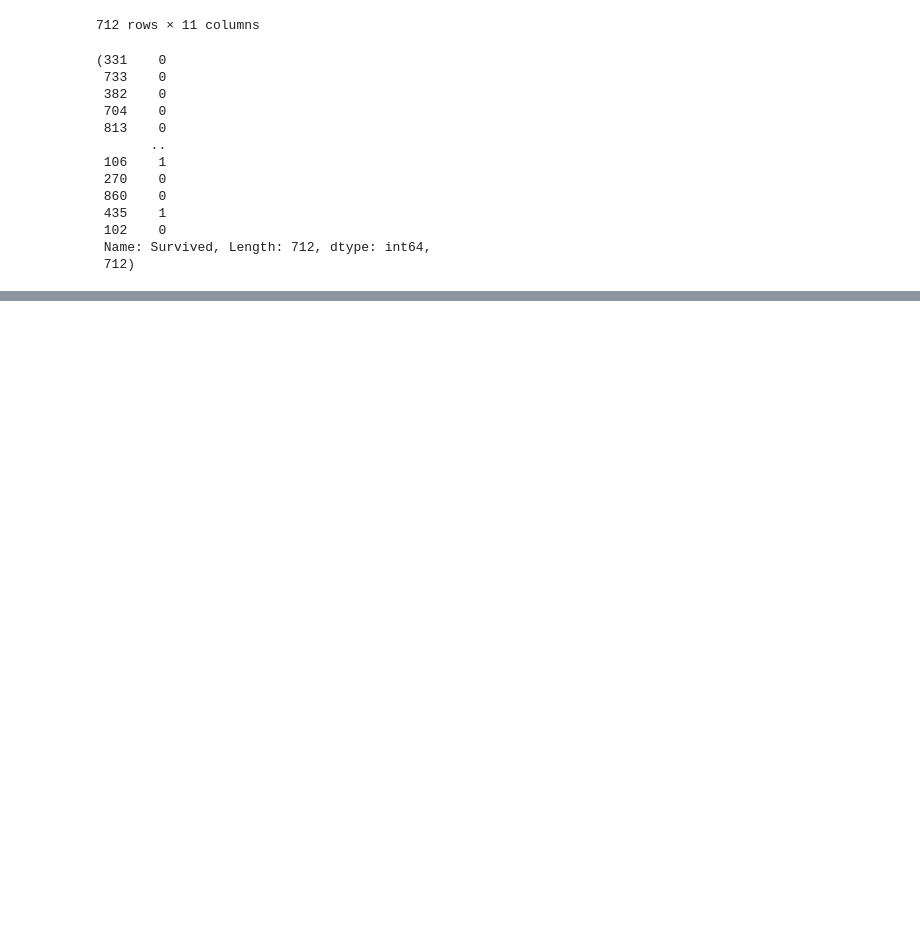
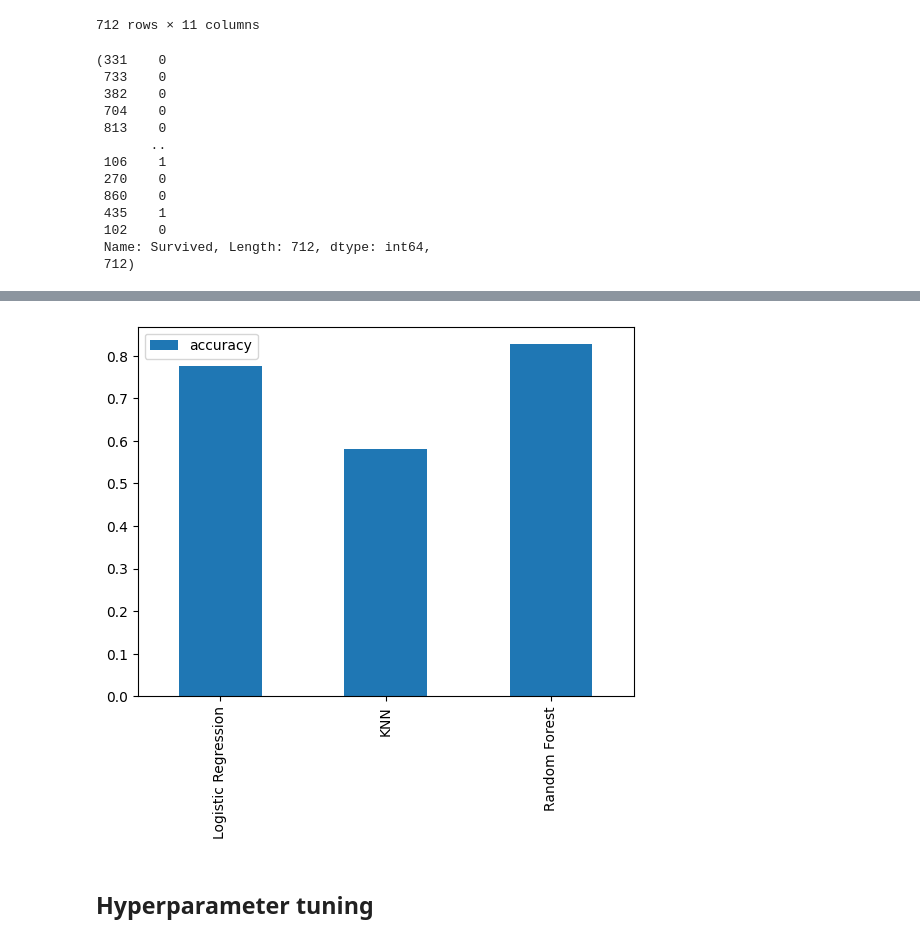
Before and after one commit to DilunVass/Titanic---Machine-Learning-from-Disaster-Kaggle, a Jupyter notebook: Notebook/Modelling.ipynb, the cells around one changed output, grey strips where cells are left out. Drawn from its saved outputs; the diff is of its cells as text; code cells hidden in the pictures; blank space fills up the shorter version.

```diff
--- a/Notebook/Modelling.ipynb
+++ b/Notebook/Modelling.ipynb
@@ -93,0 +163,14 @@ y_train, len(y_train)
+# %%
+from sklearn.preprocessing import LabelEncoder
+
+# Encode 'Sex' column
+le_sex = LabelEncoder()
+x_train['Sex'] = le_sex.fit_transform(x_train['Sex'])
+x_test['Sex'] = le_sex.transform(x_test['Sex'])
+
+# Encode 'Embarked' column (fill missing values first)
+x_train['Embarked'].fillna('S', inplace=True)
+x_test['Embarked'].fillna('S', inplace=True)
+le_embarked = LabelEncoder()
+x_train['Embarked'] = le_embarked.fit_transform(x_train['Embarked'])
+x_test['Embarked'] = le_embarked.transform(x_test['Embarked'])
@@ -93,0 +190,6 @@ y_train, len(y_train)
+# %%
+x_train['Age'].fillna(x_train['Age'].median(), inplace=True)
+x_test['Age'].fillna(x_test['Age'].median(), inplace=True)
+
+x_train['Fare'].fillna(x_train['Fare'].median(), inplace=True)
+x_test['Fare'].fillna(x_test['Fare'].median(), inplace=True)
@@ -93,0 +214,6 @@ y_train, len(y_train)
+# %%
+from sklearn.preprocessing import StandardScaler
+
+scaler = StandardScaler()
+x_train[['Age', 'Fare']] = scaler.fit_transform(x_train[['Age', 'Fare']])
+x_test[['Age', 'Fare']] = scaler.transform(x_test[['Age', 'Fare']])
@@ -93,0 +243,3 @@ y_train, len(y_train)
+# %%
+models_scores = fit_and_score(models=models, x_train=x_train, x_test=x_test, y_train=y_train, y_test=y_test)
+models_scores
@@ -93,0 +257,8 @@ y_train, len(y_train)
+# %%
+# Compare models
+models_compare = pd.DataFrame(models_scores, index=['accuracy'])
+models_compare.T.plot.bar();
+# %% [output]
+[figure, added]
+# %% [markdown]
+## Hyperparameter tuning
```
Also changed, not shown: parts of 33 cells of this notebook, 1 other file.
